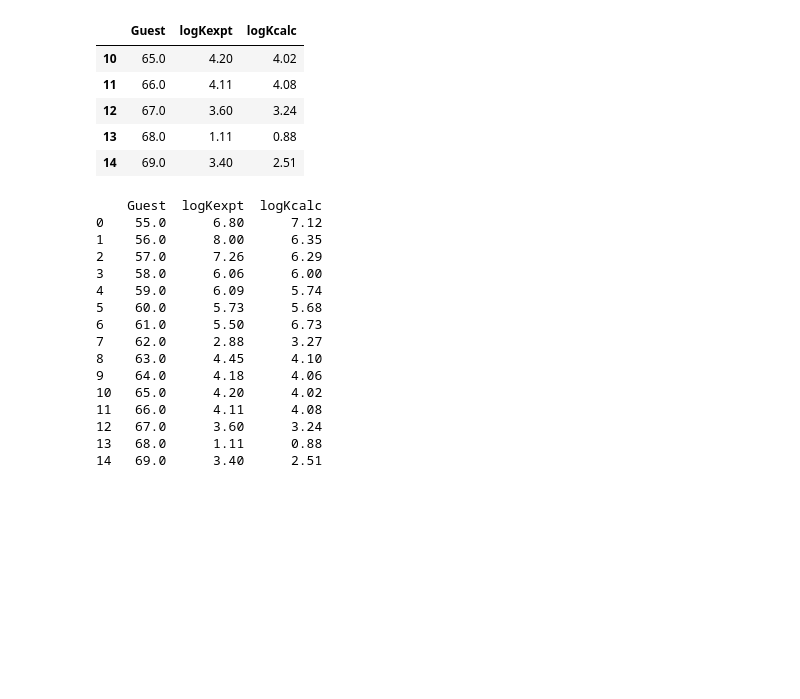
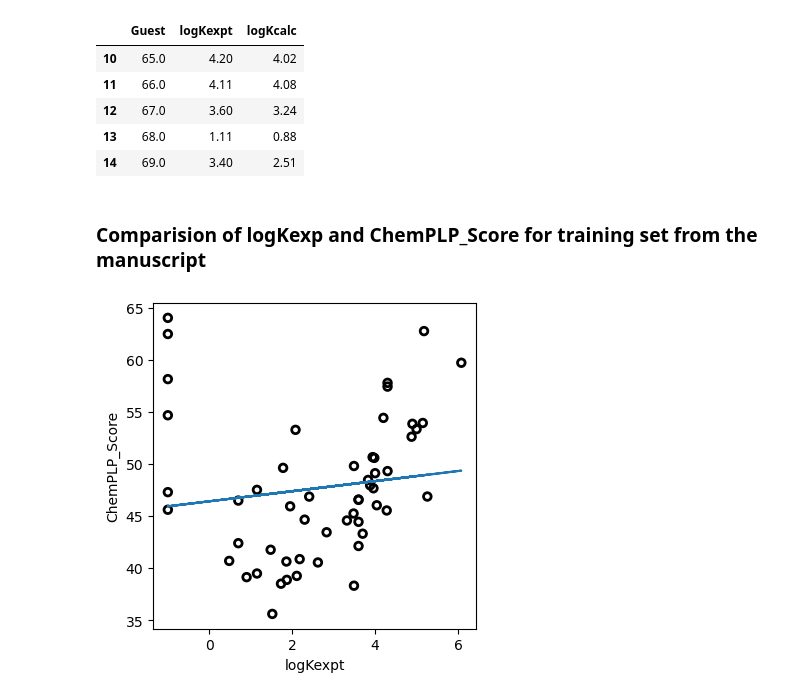
Before and after one commit to drsimonturega/vs_supra_rep, a Jupyter notebook: vs_supra_rep_001.ipynb, the cells around one changed output. Cells and saved outputs as stored; diff of their text form; code cells hidden in the pictures; blank space fills up the shorter version.

```diff
--- a/vs_supra_rep_001.ipynb
+++ b/vs_supra_rep_001.ipynb
@@ -138,22 +157,9 @@ eq3_test_logk.tail()
 | 12 | 67.0 | 3.60 | 3.24 |
 | 13 | 68.0 | 1.11 | 0.88 |
 | 14 | 69.0 | 3.40 | 2.51 |
+# %% [markdown]
+### Comparision of logKexp and ChemPLP_Score for training set from the manuscript
 # %%
-print(eq3_test_logk)
+plotter.Plotter.hg_scatter_plt_tl(chemplp_score, 1, 2)
 # %% [output]
-    Guest  logKexpt  logKcalc
-0    55.0      6.80      7.12
-1    56.0      8.00      6.35
-2    57.0      7.26      6.29
-3    58.0      6.06      6.00
-4    59.0      6.09      5.74
-5    60.0      5.73      5.68
-6    61.0      5.50      6.73
-7    62.0      2.88      3.27
-8    63.0      4.45      4.10
-9    64.0      4.18      4.06
-10   65.0      4.20      4.02
-11   66.0      4.11      4.08
-12   67.0      3.60      3.24
-13   68.0      1.11      0.88
-14   69.0      3.40      2.51
+[figure, added]
```
Also changed, not shown: parts of 22 cells of this notebook, 1 other file.
